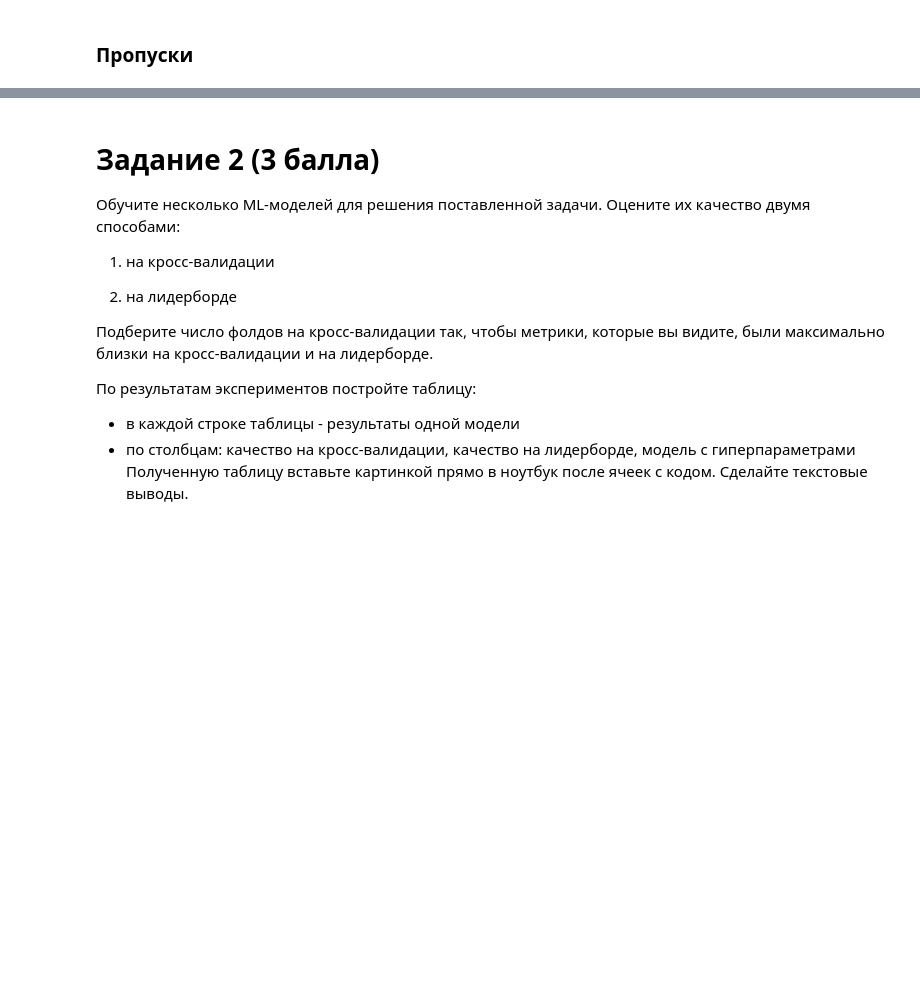
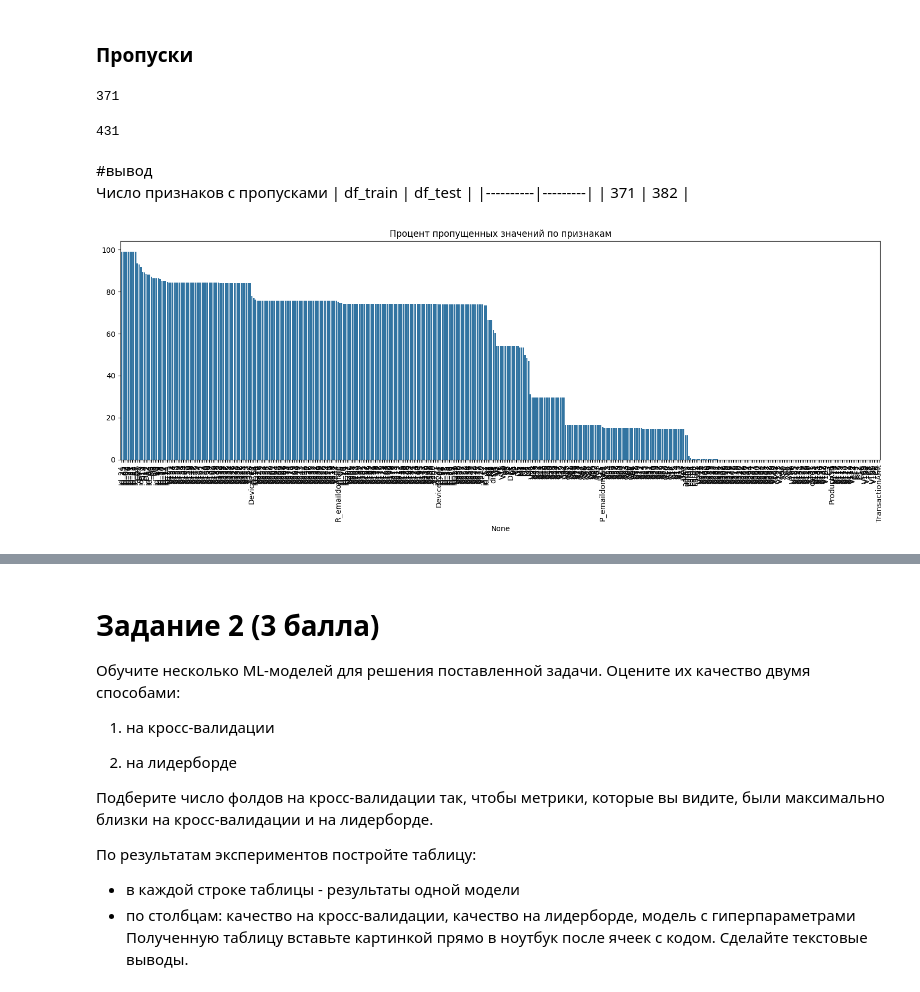
Before and after one commit to psaw/hse-ai24-ml, a Jupyter notebook: hw-7/ML_AI24_HT7.ipynb, the cells around one changed output, grey strips where cells are left out. Saved outputs shown, nothing was run; the diff lists cells and outputs as text; code cells hidden in the pictures; blank space fills up the shorter version.

```diff
--- a/hw-7/ML_AI24_HT7.ipynb
+++ b/hw-7/ML_AI24_HT7.ipynb
@@ -226,5 +234,9 @@ df_test = reduce_mem_usage(df_test)
 |---------------|----------------|-------------------|------------|
 | df_train      | 1376.23 MB     | 416.2 MB          | 69.8%      |
 | df_test       |  568.81 MB     | 174.1 MB          | 69.4%      |
+# %%
+X_train = df_train.drop('isFraud', axis=1)
+y_train = df_train['isFraud']
+X_test = df_test.copy()
 # %% [markdown]
 ### Пропуски
@@ -234,0 +243,30 @@ missing_values[missing_values > 0].count()
+# %%
+missing_train = X_train.isnull().sum()
+missing_train = missing_train.sort_values(ascending=False)
+missing_train_prc = missing_train / len(df_train) * 100
+missing_train[missing_train > 0].count()
+# %% [output]
+371
+# %%
+missing_test = df_test.isnull().sum()
+missing_test = missing_test.sort_values(ascending=False)
+missing_test_prc = missing_test / len(df_test) * 100
+missing_test.count()
+# %% [output]
+431
+# %% [markdown]
+#вывод
+Число признаков с пропусками
+| df_train | df_test |
+|----------|---------|
+| 371      | 382     |
+# %%
+# Визуализация пропущенных значений
+plt.figure(figsize=(15, 6))
+sns.barplot(x=missing_train_prc.index, y=missing_train_prc.values)
+plt.xticks(rotation=90)
+plt.title('Процент пропущенных значений по признакам')
+plt.tight_layout()
+plt.show()
+# %% [output]
+[figure, added]
```
Also changed, not shown: parts of 31 cells of this notebook.
